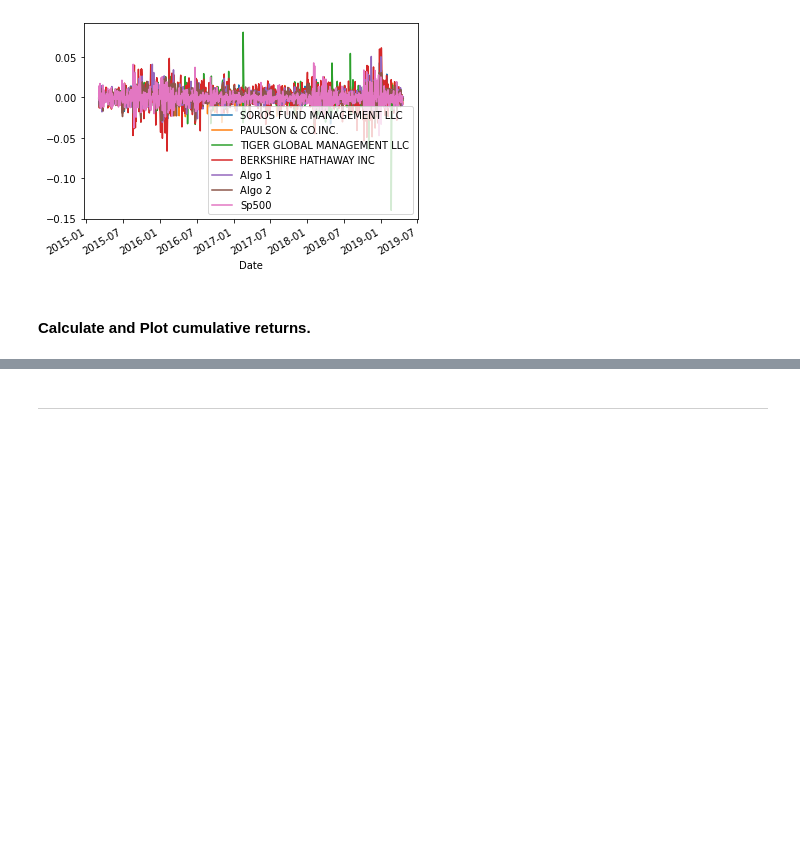
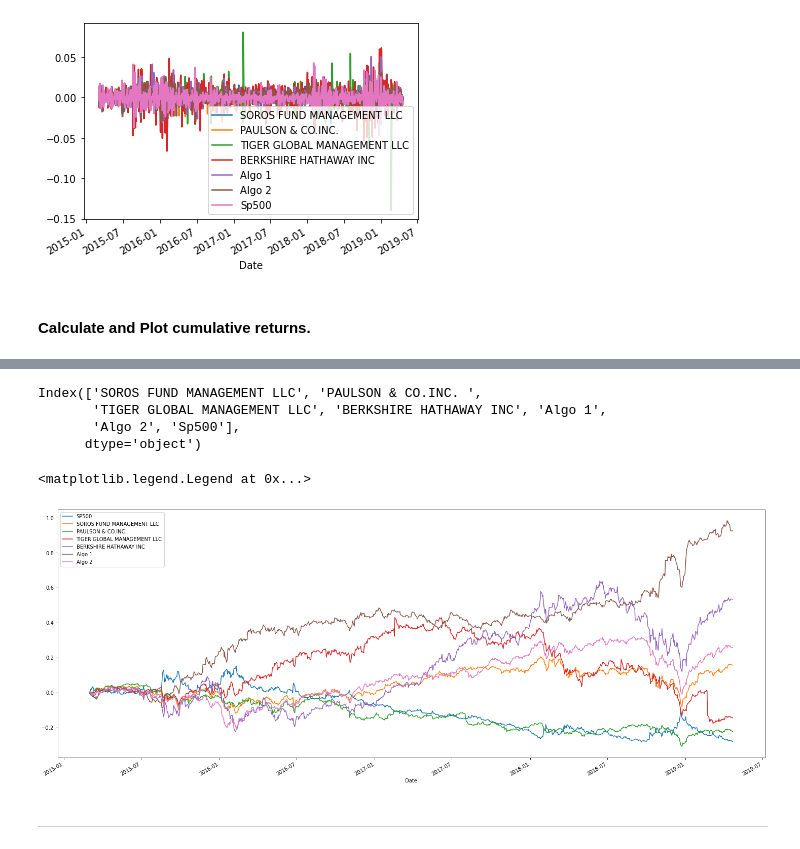
Before and after one commit to pysouzhny/python-homework, a Jupyter notebook: whale_analysis/Starter_Code/whale_analysis.ipynb, the cells around one changed output, grey strips where cells are left out. Cells and saved outputs as stored; diff of their text form; code cells hidden in the pictures; blank space fills up the shorter version.

```diff
--- a/whale_analysis/Starter_Code/whale_analysis.ipynb
+++ b/whale_analysis/Starter_Code/whale_analysis.ipynb
@@ -237,3 +210,33 @@ combined_returns.plot()
+# %%
+# Calculate cumulative returns of all portfolios
+print(combined_returns.columns)
+soros_cumul=(1+combined_returns.loc[:,'SOROS FUND MANAGEMENT LLC']).cumprod()-1
+paulson_cumul=(1+combined_returns.loc[:,'PAULSON & CO.INC. ']).cumprod()-1
+tiger_cumul=(1+combined_returns.loc[:,'TIGER GLOBAL MANAGEMENT LLC']).cumprod()-1
+BRK_cumul=(1+combined_returns.loc[:,'BERKSHIRE HATHAWAY INC']).cumprod()-1
+Algo1_cumul=(1+combined_returns.loc[:,'Algo 1']).cumprod()-1
+Algo2_cumul=(1+combined_returns.loc[:,'Algo 2']).cumprod()-1
+sp500_cumul=(1+combined_returns.loc[:,'Sp500']).cumprod()-1
+
+# Plot cumulative returns
+ax=sp500_cumul.plot(figsize=(25,10))
+soros_cumul.plot(ax=ax)
+paulson_cumul.plot(ax=ax)
+tiger_cumul.plot(ax=ax)
+BRK_cumul.plot(ax=ax)
+Algo1_cumul.plot(ax=ax)
+Algo2_cumul.plot(ax=ax)
+
+ax.legend(['SP500','SOROS FUND MANAGEMENT LLC', 'PAULSON & CO.INC. ',
+       'TIGER GLOBAL MANAGEMENT LLC', 'BERKSHIRE HATHAWAY INC',
+       'Algo 1', 'Algo 2'])
+# %% [output]
+Index(['SOROS FUND MANAGEMENT LLC', 'PAULSON & CO.INC. ',
+       'TIGER GLOBAL MANAGEMENT LLC', 'BERKSHIRE HATHAWAY INC', 'Algo 1',
+       'Algo 2', 'Sp500'],
+      dtype='object')
+<matplotlib.legend.Legend at 0x...>
+[figure, added]
 # %% [markdown]
 ---
 # %% [markdown]
```
Also changed, not shown: parts of 34 cells of this notebook.
